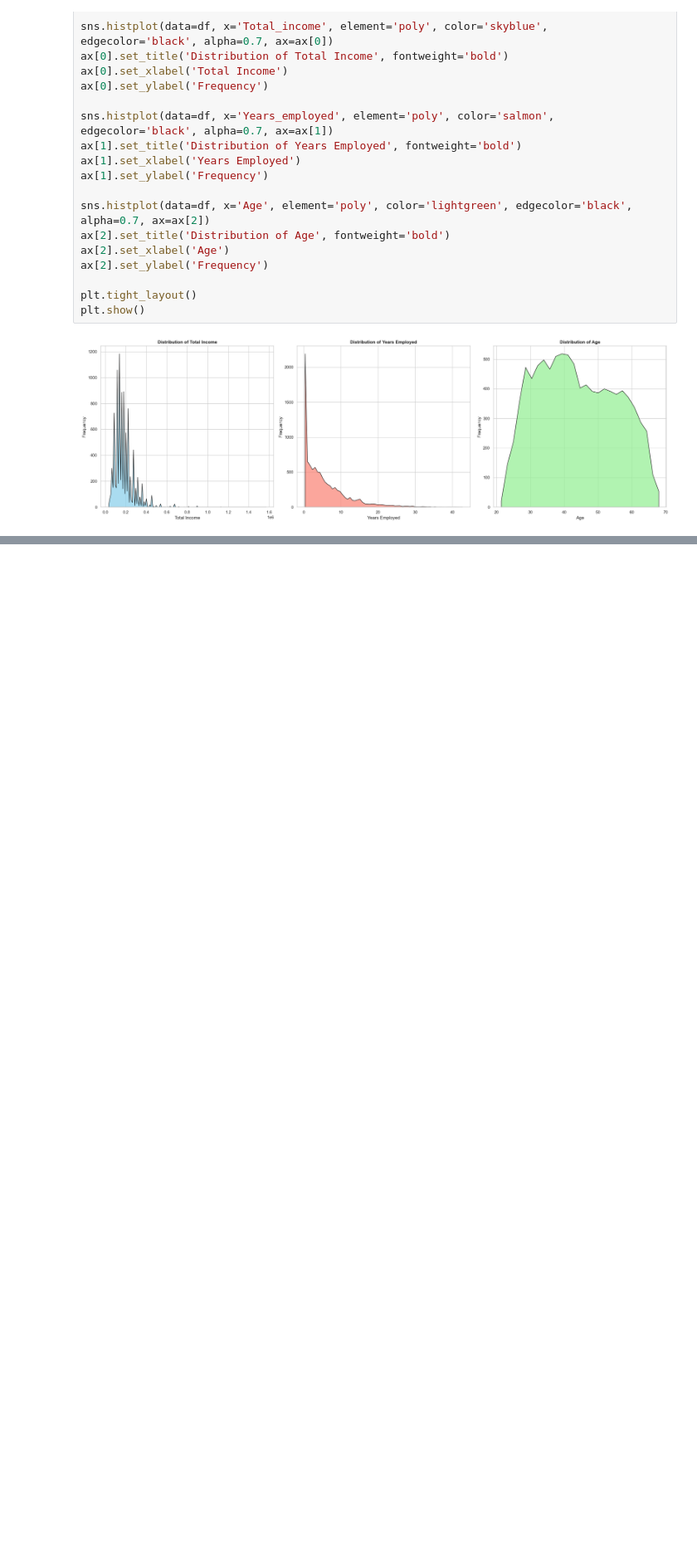
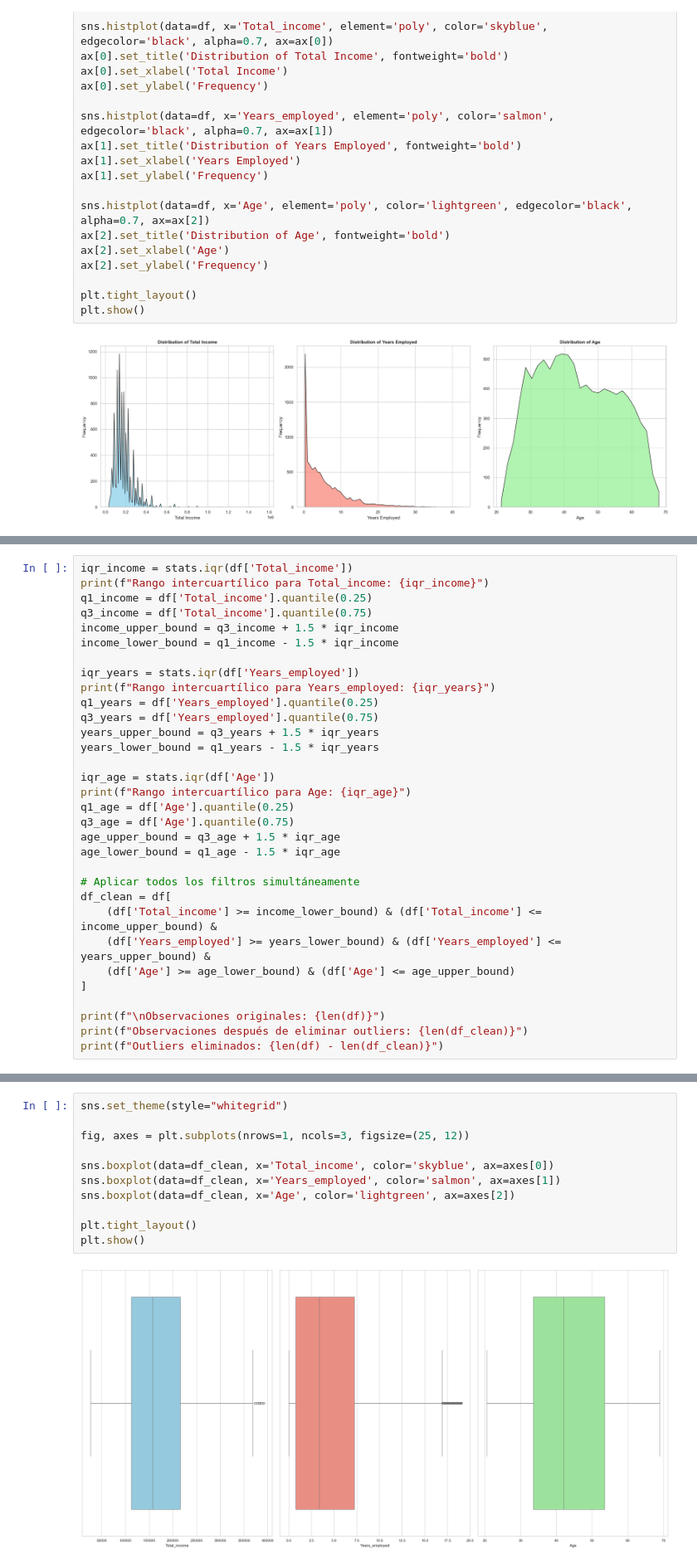
Before and after one commit to dnareyes/Especializacion_analitica_datos, a Jupyter notebook: Estadística para analitica de datos/notebooks/Entregable_1.ipynb, the cells around one changed output, grey strips where cells are left out. Shown at 83% size. Saved outputs shown, nothing was run; the diff lists cells and outputs as text; blank space fills up the shorter version.

```diff
--- a/Estadística para analitica de datos/notebooks/Entregable_1.ipynb
+++ b/Estadística para analitica de datos/notebooks/Entregable_1.ipynb
@@ -519,0 +568,32 @@ La variable Edad presenta una distribución mucho más equilibrada y cercana a l
+# %%
+iqr_income = stats.iqr(df['Total_income'])
+print(f"Rango intercuartílico para Total_income: {iqr_income}")
+q1_income = df['Total_income'].quantile(0.25)
+q3_income = df['Total_income'].quantile(0.75)
+income_upper_bound = q3_income + 1.5 * iqr_income
+income_lower_bound = q1_income - 1.5 * iqr_income
+
+iqr_years = stats.iqr(df['Years_employed'])
+print(f"Rango intercuartílico para Years_employed: {iqr_years}")
+q1_years = df['Years_employed'].quantile(0.25)
+q3_years = df['Years_employed'].quantile(0.75)
+years_upper_bound = q3_years + 1.5 * iqr_years
+years_lower_bound = q1_years - 1.5 * iqr_years
+
+iqr_age = stats.iqr(df['Age'])
+print(f"Rango intercuartílico para Age: {iqr_age}")
+q1_age = df['Age'].quantile(0.25)
+q3_age = df['Age'].quantile(0.75)
+age_upper_bound = q3_age + 1.5 * iqr_age
+age_lower_bound = q1_age - 1.5 * iqr_age
+
+# Aplicar todos los filtros simultáneamente
+df_clean = df[
+    (df['Total_income'] >= income_lower_bound) & (df['Total_income'] <= income_upper_bound) &
+    (df['Years_employed'] >= years_lower_bound) & (df['Years_employed'] <= years_upper_bound) &
+    (df['Age'] >= age_lower_bound) & (df['Age'] <= age_upper_bound)
+]
+
+print(f"\nObservaciones originales: {len(df)}")
+print(f"Observaciones después de eliminar outliers: {len(df_clean)}")
+print(f"Outliers eliminados: {len(df) - len(df_clean)}")
@@ -519,0 +608,13 @@ La variable Edad presenta una distribución mucho más equilibrada y cercana a l
+# %%
+sns.set_theme(style="whitegrid")
+
+fig, axes = plt.subplots(nrows=1, ncols=3, figsize=(25, 12))
+
+sns.boxplot(data=df_clean, x='Total_income', color='skyblue', ax=axes[0])
+sns.boxplot(data=df_clean, x='Years_employed', color='salmon', ax=axes[1])
+sns.boxplot(data=df_clean, x='Age', color='lightgreen', ax=axes[2])
+
+plt.tight_layout()
+plt.show()
+# %% [output]
+[figure, added]
```
Also changed, not shown: parts of 7 cells of this notebook.
